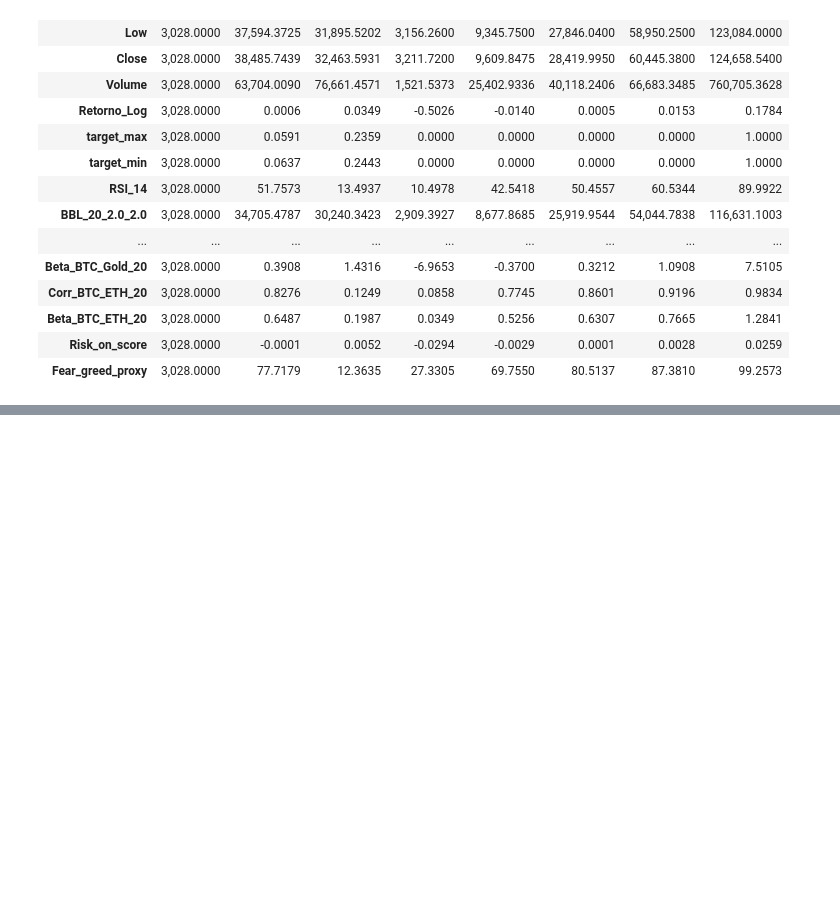
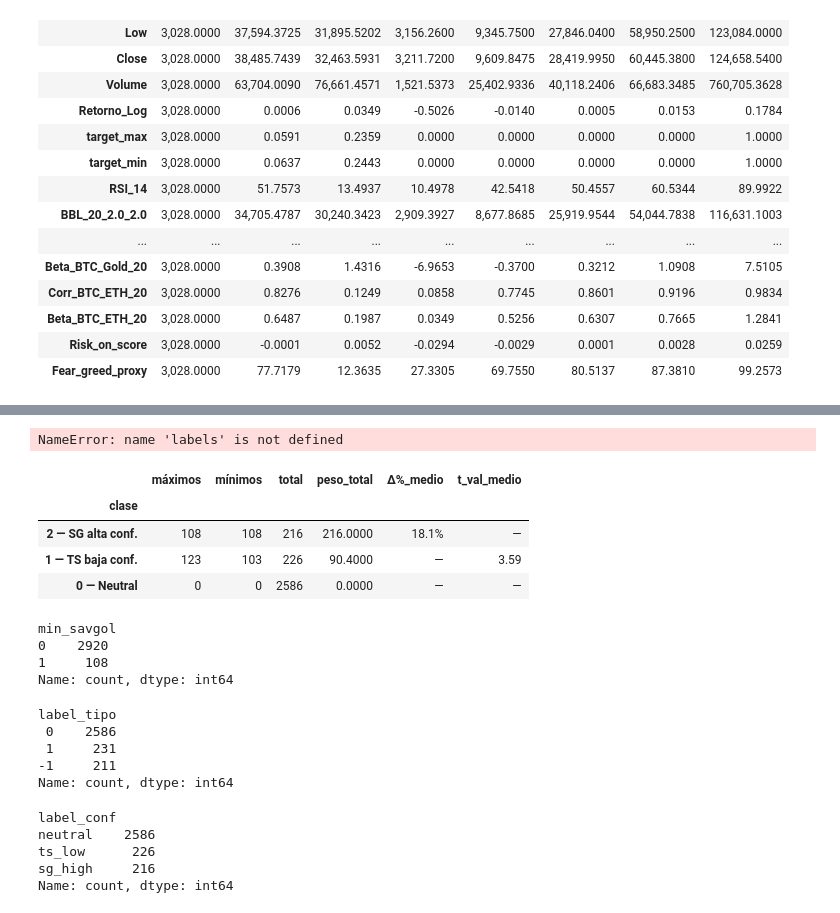
Before and after one commit to julesaccm/Apex-project, a Jupyter notebook: notebooks/EDA_Targeting_BTC.ipynb, the cells around one changed output, grey strips where cells are left out. Cells and saved outputs as stored; diff of their text form; code cells hidden in the pictures; blank space fills up the shorter version.

```diff
--- a/notebooks/EDA_Targeting_BTC.ipynb
+++ b/notebooks/EDA_Targeting_BTC.ipynb
@@ -559,0 +556,37 @@ df.describe(include='all').T
+# %%
+test_ = labels[['High','Low','Close','max_rolling','min_rolling','max_forward','min_forward','max_savgol','min_savgol']].copy()
+
+labels_2 = etiquetar_jerarquico(test_, ventana_critica=5, cambio_minimo=0.06)
+# %% [output]
+NameError: name 'labels' is not defined
+# %%
+resumen_etiquetas(labels_2)
+# %% [output]
+|  | máximos | mínimos | total | peso_total | Δ%_medio | t_val_medio |
+| clase |  |  |  |  |  |  |
+| 2 — SG alta conf. | 108 | 108 | 216 | 216.0000 | 18.1% | — |
+| 1 — TS baja conf. | 123 | 103 | 226 | 90.4000 | — | 3.59 |
+| 0 — Neutral | 0 | 0 | 2586 | 0.0000 | — | — |
+# %%
+labels_2['min_savgol'].value_counts()
+# %% [output]
+min_savgol
+0    2920
+1     108
+Name: count, dtype: int64
+# %%
+labels_2['label_tipo'].value_counts(dropna=False)
+# %% [output]
+label_tipo
+ 0    2586
+ 1     231
+-1     211
+Name: count, dtype: int64
+# %%
+labels_2['label_conf'].value_counts()
+# %% [output]
+label_conf
+neutral    2586
+ts_low      226
+sg_high     216
+Name: count, dtype: int64
```
Also changed, not shown: parts of 12 cells of this notebook, 3 other files.
